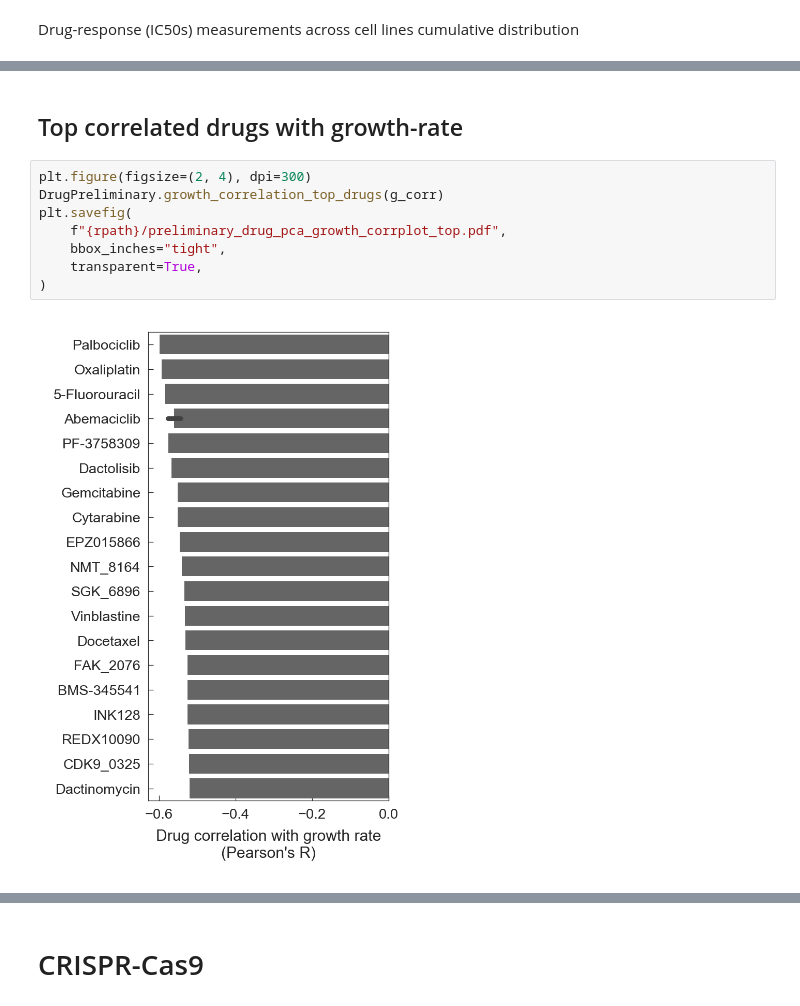
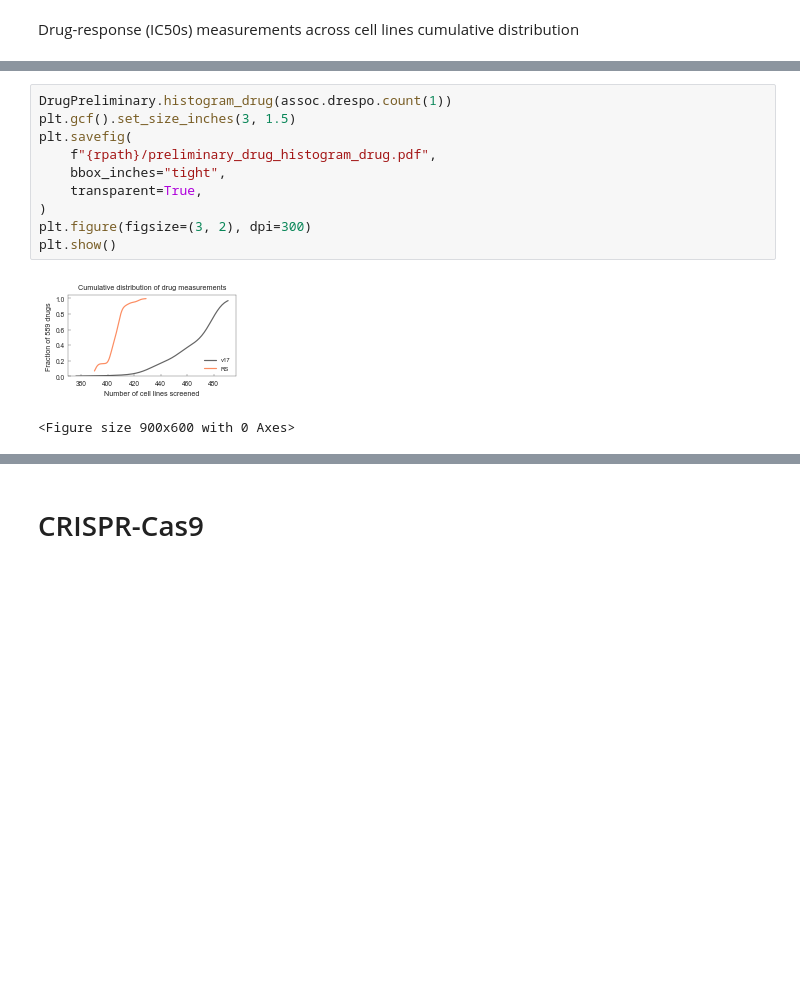
Before and after one commit to EmanuelGoncalves/dtrace, a Jupyter notebook: notebooks/1.PreliminaryAnalysis.ipynb, the cells around one changed output, grey strips where cells are left out. Cells and saved outputs as stored; diff of their text form; blank space fills up the shorter version.

Commit message:
Preliminary analysis bug fixed and notebooks updated.

```diff
--- a/notebooks/1.PreliminaryAnalysis.ipynb
+++ b/notebooks/1.PreliminaryAnalysis.ipynb
@@ -176,12 +64,13 @@ plt.savefig(
-# %% [markdown]
-## Top correlated drugs with growth-rate
-# %%
-plt.figure(figsize=(2, 4), dpi=300)
-DrugPreliminary.growth_correlation_top_drugs(g_corr)
-plt.savefig(
-    f"{rpath}/preliminary_drug_pca_growth_corrplot_top.pdf",
-    bbox_inches="tight",
-    transparent=True,
-)
-# %% [output]
-[figure, removed]
+# %%
+DrugPreliminary.histogram_drug(assoc.drespo.count(1))
+plt.gcf().set_size_inches(3, 1.5)
+plt.savefig(
+    f"{rpath}/preliminary_drug_histogram_drug.pdf",
+    bbox_inches="tight",
+    transparent=True,
+)
+plt.figure(figsize=(3, 2), dpi=300)
+plt.show()
+# %% [output]
+[figure, added]
+<Figure size 900x600 with 0 Axes>
```
Also changed, not shown: parts of 65 cells of this notebook, 28 other files.
